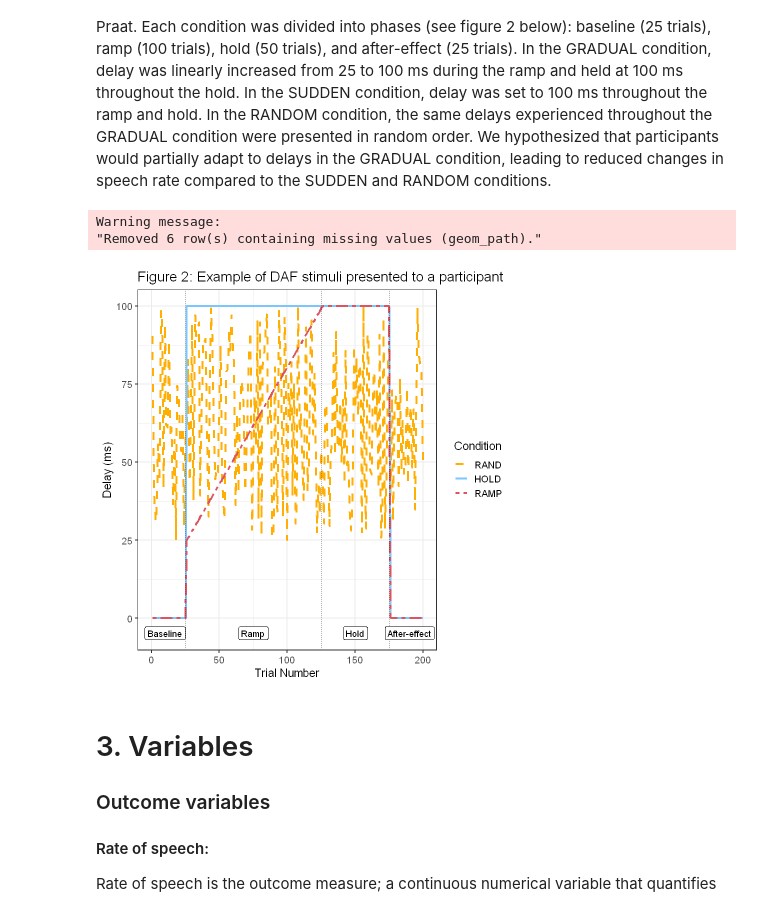
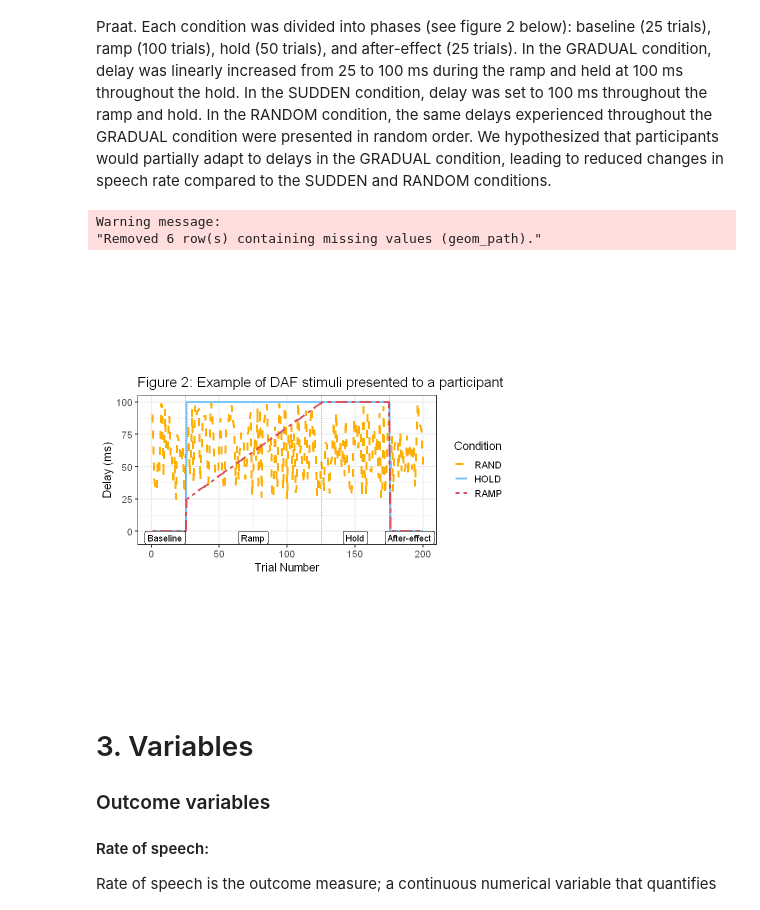
Before and after one commit to tardifmc/Tardif_DSPN_S22, a Jupyter notebook: Tardif_DSPN_s22_finalproject.ipynb, the cells around one changed output. Saved outputs shown, nothing was run; the diff lists cells and outputs as text; code cells hidden in the pictures.

```diff
--- a/Tardif_DSPN_s22_finalproject.ipynb
+++ b/Tardif_DSPN_s22_finalproject.ipynb
@@ -15,29 +15,29 @@ In this study, participants repeated 3-syllable nonword sequences into a microph
 # %%
 # stim <- read_csv('C:/Users/MCT40/University of Pittsburgh/Speech Neural Systems Lab - NSFDAF (1)/NSFDAF_CODE/DAFADAPT/DAFADAPT_Ranalysis/STIM_DAFADAPT007.csv')
 # stim$variable <- factor(stim$variable, levels=c("RAND", "HOLD", "RAMP"))
 
 # Plot stimulus
 ggplot(data = stim, aes(x=Trial_num, y=value, colour=variable, linetype=variable)) +
       geom_line(size=1.3) +
       theme_bw(14) +
-      labs(title = "Figure 2: Example of DAF stimuli presented to a participant") +
-      ylab("Delay (ms)") +
-      xlab("Trial Number") +
+      labs(title = "Figure 2: Example of DAF stimuli presented to a participant", x = "Trial Number",
+          y = "Delay (ms)") +
       ylim(-5, 100) +
       xlim(0,200)+
       geom_vline(xintercept= 25, linetype="dotted") +
       geom_vline(xintercept= 125, linetype="dotted") +
       geom_vline(xintercept= 175, linetype="dotted")  +
       geom_label(aes(x= 10, y=-4.75), label = paste("Baseline"), colour="black", fill="white") +
       geom_label(aes(x= 75, y=-4.75), label = paste("Ramp"), colour="black", fill="white") +
       geom_label(aes(x= 150, y=-4.75), label = paste("Hold"), colour="black", fill="white") +
       geom_label(aes(x= 190, y=-4.75), label = paste("After-effect"), colour="black", fill="white") +
       scale_colour_manual(name = "Condition", values=c("#FFAE03", "#7CC6FE", "#DB5461" )) +
-      scale_linetype_manual(name = "Condition", values = c(2, 1, 6))
+      scale_linetype_manual(name = "Condition", values = c(2, 1, 6)) +
+      theme(aspect.ratio = 0.5)
 # %% [output]
 Warning message:
 "Removed 6 row(s) containing missing values (geom_path)."
-[figure, old version]
+[figure, new version]
 # %% [markdown]
 # 3. Variables
 ### Outcome variables
```
Also changed, not shown: parts of 5 cells of this notebook.
